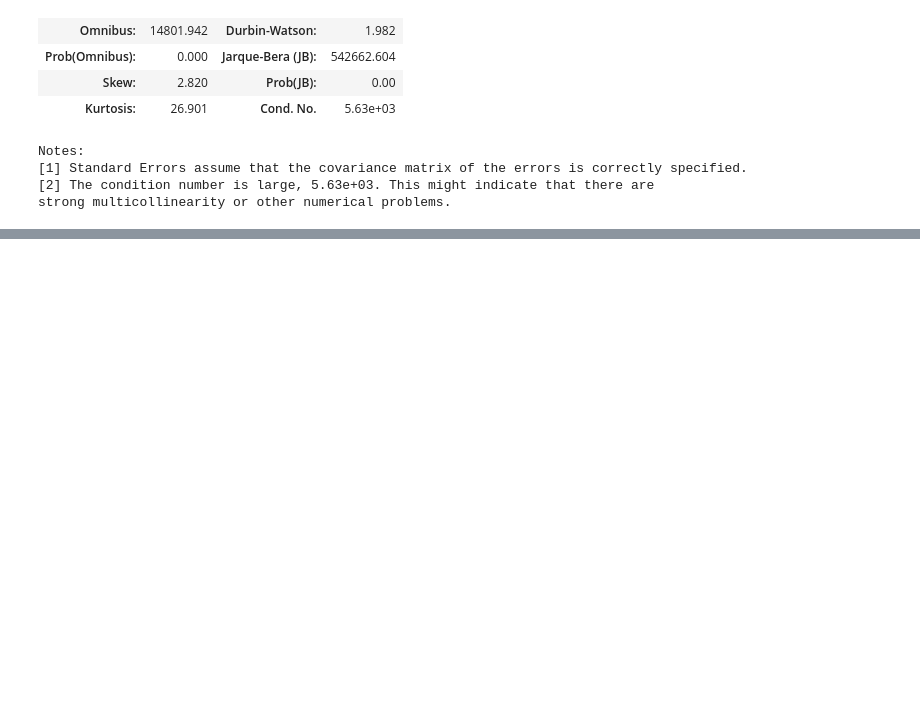
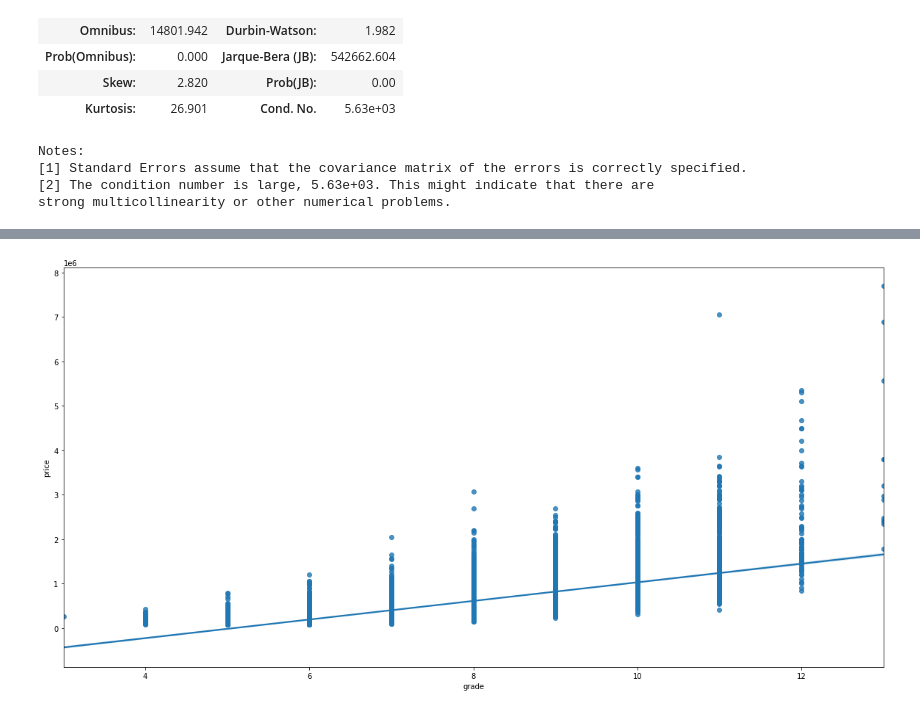
Before and after one commit to kjkahalley/King-County-housing-analysis, a Jupyter notebook: notebooks/exploratory/Griffin/project_notebook.ipynb, the cells around one changed output, grey strips where cells are left out. Saved outputs shown, nothing was run; the diff lists cells and outputs as text; code cells hidden in the pictures; blank space fills up the shorter version.

```diff
--- a/notebooks/exploratory/Griffin/project_notebook.ipynb
+++ b/notebooks/exploratory/Griffin/project_notebook.ipynb
@@ -148,0 +154,5 @@ strong multicollinearity or other numerical problems.
+# %%
+fig, ax = plt.subplots(figsize=(20, 10))
+sns.regplot(df['grade'], df['price']);
+# %% [output]
+[figure, added]
```
Also changed, not shown: parts of 1 cell of this notebook.
